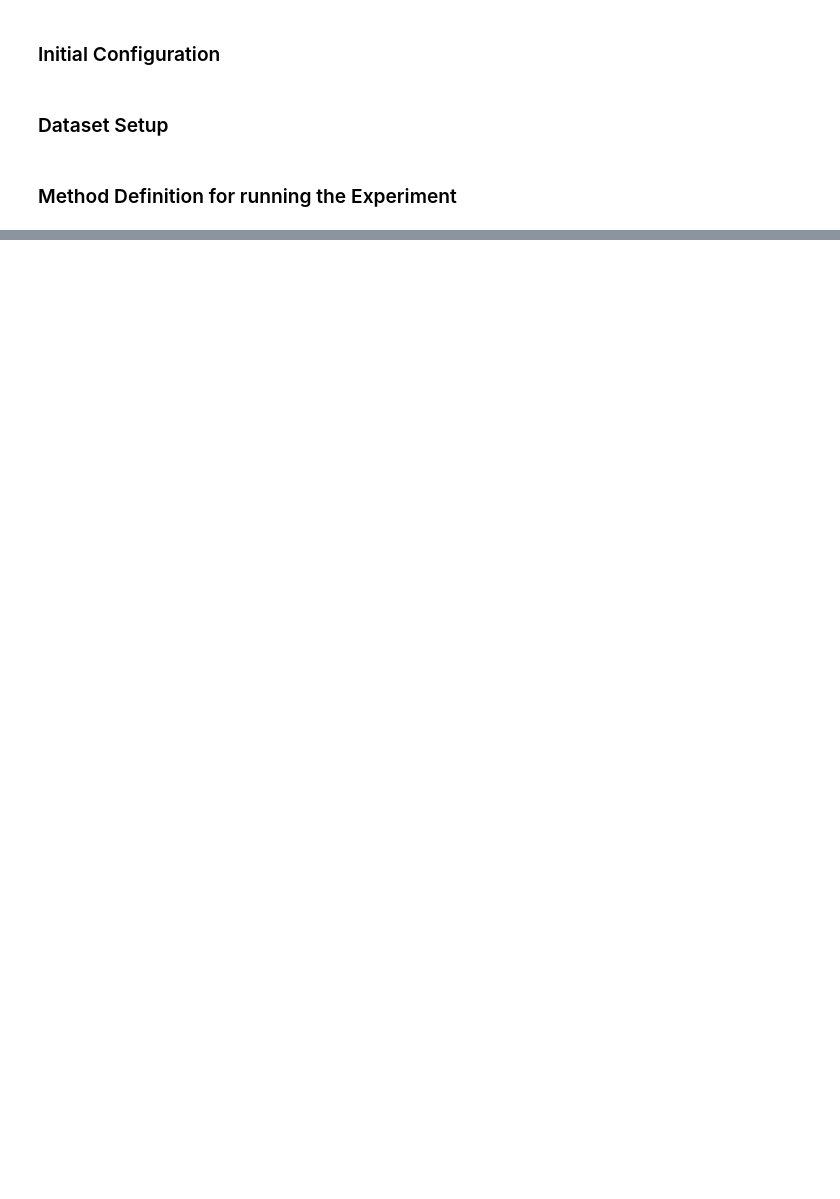
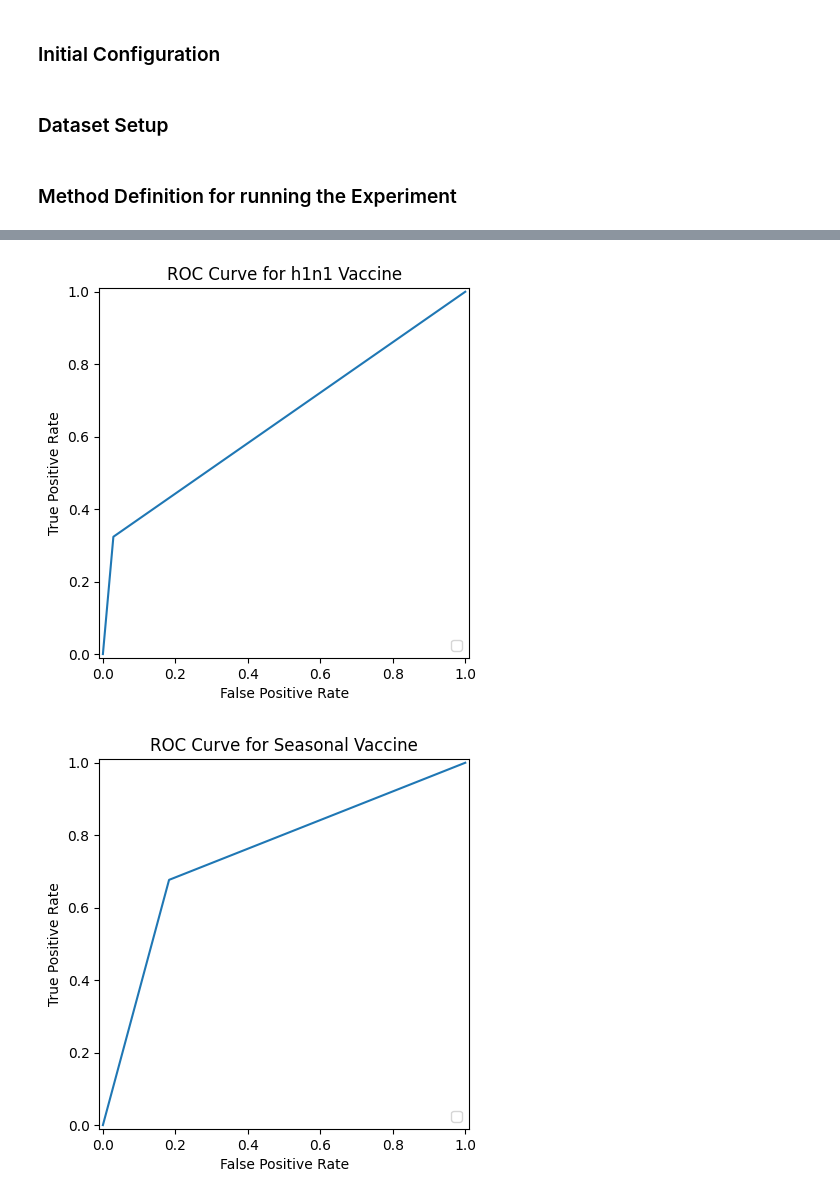
Before and after one commit to MiguelAruiz/MachineLearning-24-25-ProgressTasks, a Jupyter notebook: Progress_Task_2/KNN.ipynb, the cells around one changed output, grey strips where cells are left out. Drawn from its saved outputs; the diff is of its cells as text; code cells hidden in the pictures; blank space fills up the shorter version.

```diff
--- a/Progress_Task_2/KNN.ipynb
+++ b/Progress_Task_2/KNN.ipynb
@@ -307,0 +301,18 @@ This algorithm did not outperform the Random Forest algorithm, which was the bes
+# %%
+# Plot the ROC Graph
+from sklearn.metrics import roc_curve, RocCurveDisplay
+
+fpr, tpr, _ = roc_curve(y_test['h1n1_vaccine'], y_pred[:, 0])
+roc_display = RocCurveDisplay(fpr=fpr, tpr=tpr)
+roc_display.plot()
+plt.title('ROC Curve for h1n1 Vaccine')
+plt.show()
+
+fpr, tpr, _ = roc_curve(y_test['seasonal_vaccine'], y_pred[:, 1])
+roc_display = RocCurveDisplay(fpr=fpr, tpr=tpr)
+roc_display.plot()
+plt.title('ROC Curve for Seasonal Vaccine')
+plt.show()
+# %% [output]
+[figure, added]
+[figure, added]
```
Also changed, not shown: parts of 22 cells of this notebook.
